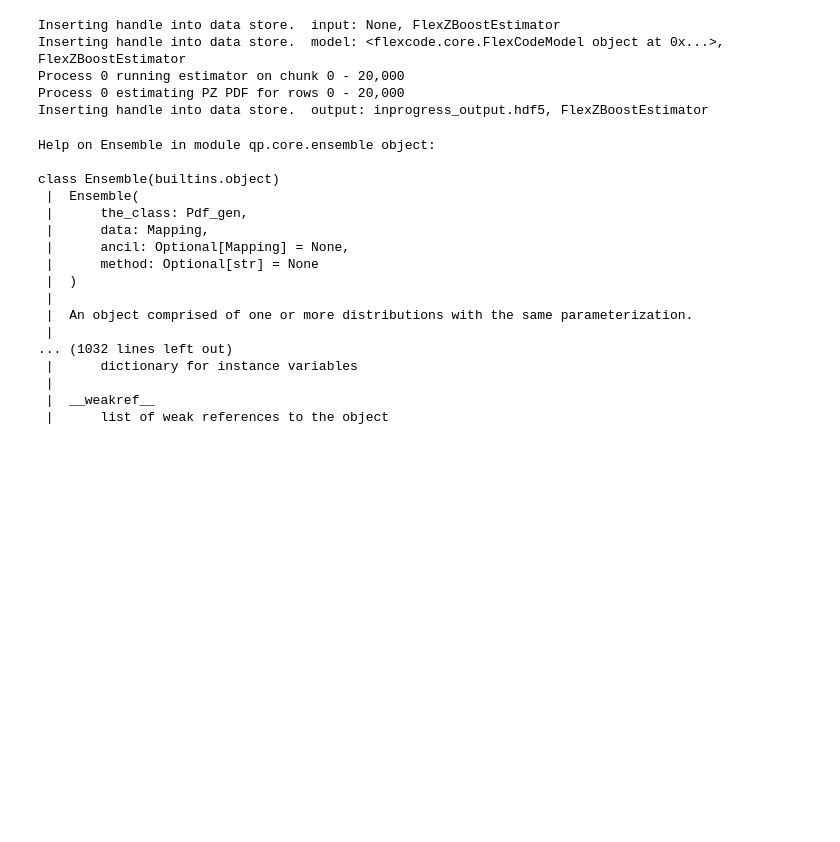
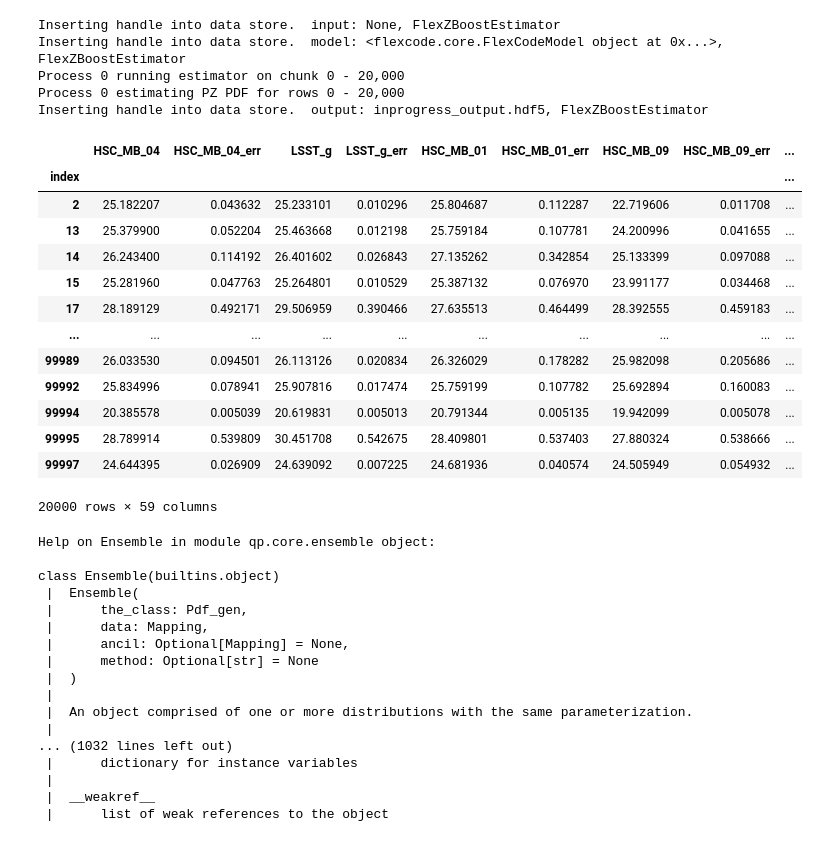
Before and after one commit to lsajkov/rail_umap, a Jupyter notebook: src/estimation/flexzboost_interactive.ipynb, the cells around one changed output. Cells and saved outputs as stored; diff of their text form; code cells hidden in the pictures; blank space fills up the shorter version.

```diff
--- a/src/estimation/flexzboost_interactive.ipynb
+++ b/src/estimation/flexzboost_interactive.ipynb
@@ -178,5 +162,22 @@ Inserting handle into data store.  model: <flexcode.core.FlexCodeModel object at
 Process 0 running estimator on chunk 0 - 20,000
 Process 0 estimating PZ PDF for rows 0 - 20,000
 Inserting handle into data store.  output: inprogress_output.hdf5, FlexZBoostEstimator
+# %%
+validation_data
+# %% [output]
+|  | HSC_MB_04 | HSC_MB_04_err | LSST_g | LSST_g_err | HSC_MB_01 | HSC_MB_01_err | HSC_MB_09 | HSC_MB_09_err | ... |
+| index |  |  |  |  |  |  |  |  | ... |
+| 2 | 25.182207 | 0.043632 | 25.233101 | 0.010296 | 25.804687 | 0.112287 | 22.719606 | 0.011708 | ... |
+| 13 | 25.379900 | 0.052204 | 25.463668 | 0.012198 | 25.759184 | 0.107781 | 24.200996 | 0.041655 | ... |
+| 14 | 26.243400 | 0.114192 | 26.401602 | 0.026843 | 27.135262 | 0.342854 | 25.133399 | 0.097088 | ... |
+| 15 | 25.281960 | 0.047763 | 25.264801 | 0.010529 | 25.387132 | 0.076970 | 23.991177 | 0.034468 | ... |
+| 17 | 28.189129 | 0.492171 | 29.506959 | 0.390466 | 27.635513 | 0.464499 | 28.392555 | 0.459183 | ... |
+| ... | ... | ... | ... | ... | ... | ... | ... | ... | ... |
+| 99989 | 26.033530 | 0.094501 | 26.113126 | 0.020834 | 26.326029 | 0.178282 | 25.982098 | 0.205686 | ... |
+| 99992 | 25.834996 | 0.078941 | 25.907816 | 0.017474 | 25.759199 | 0.107782 | 25.692894 | 0.160083 | ... |
+| 99994 | 20.385578 | 0.005039 | 20.619831 | 0.005013 | 20.791344 | 0.005135 | 19.942099 | 0.005078 | ... |
+| 99995 | 28.789914 | 0.539809 | 30.451708 | 0.542675 | 28.409801 | 0.537403 | 27.880324 | 0.538666 | ... |
+| 99997 | 24.644395 | 0.026909 | 24.639092 | 0.007225 | 24.681936 | 0.040574 | 24.505949 | 0.054932 | ... |
+20000 rows × 59 columns
 # %%
 flexZBoost_estimator['output'].write_to('/Users/leo/Projects/LBG_cosmology/pipeline_outputs/22Jun26/flexzboost_100kSamples.pq')
```
Also changed, not shown: parts of 2 cells of this notebook, 5 other files.
